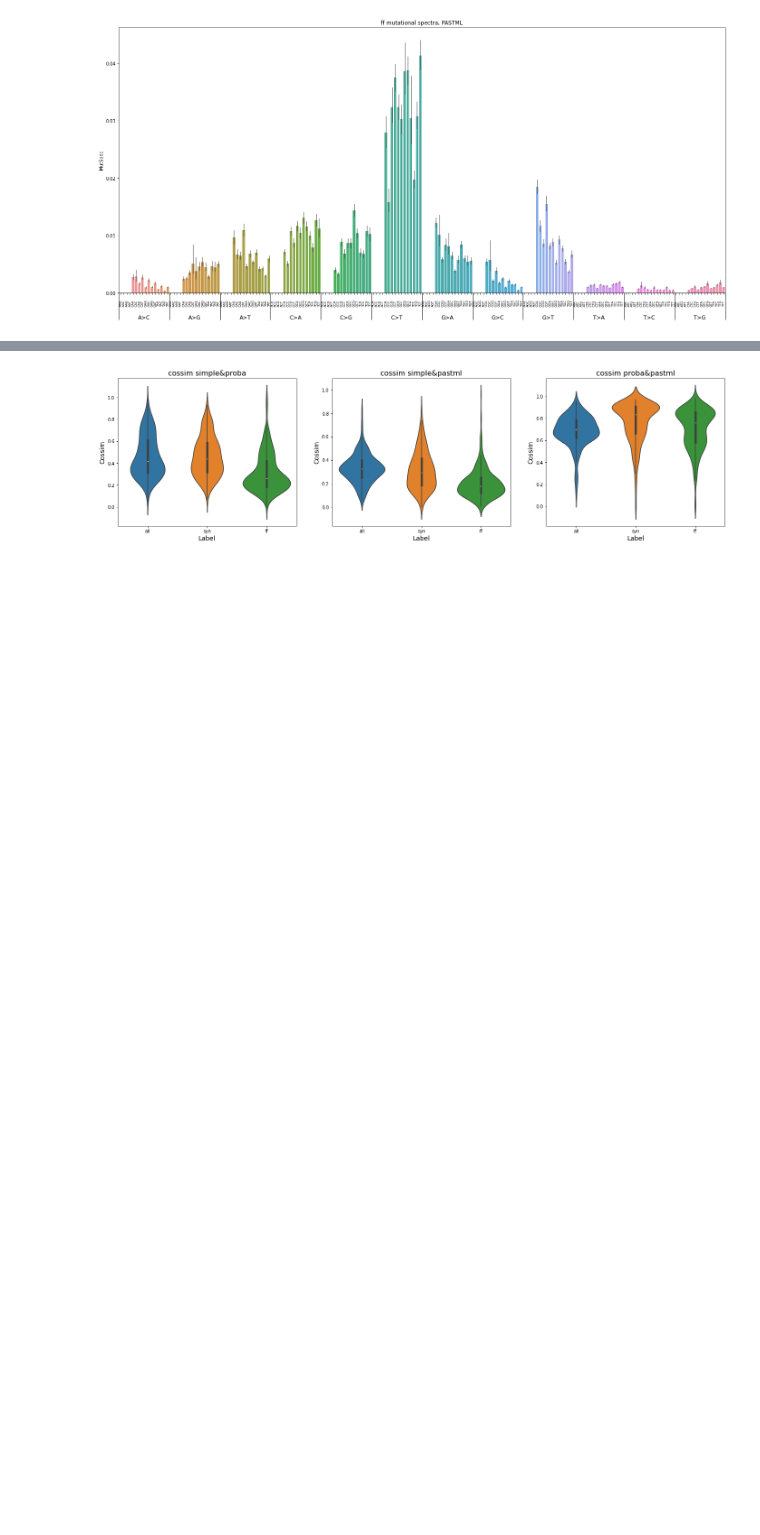
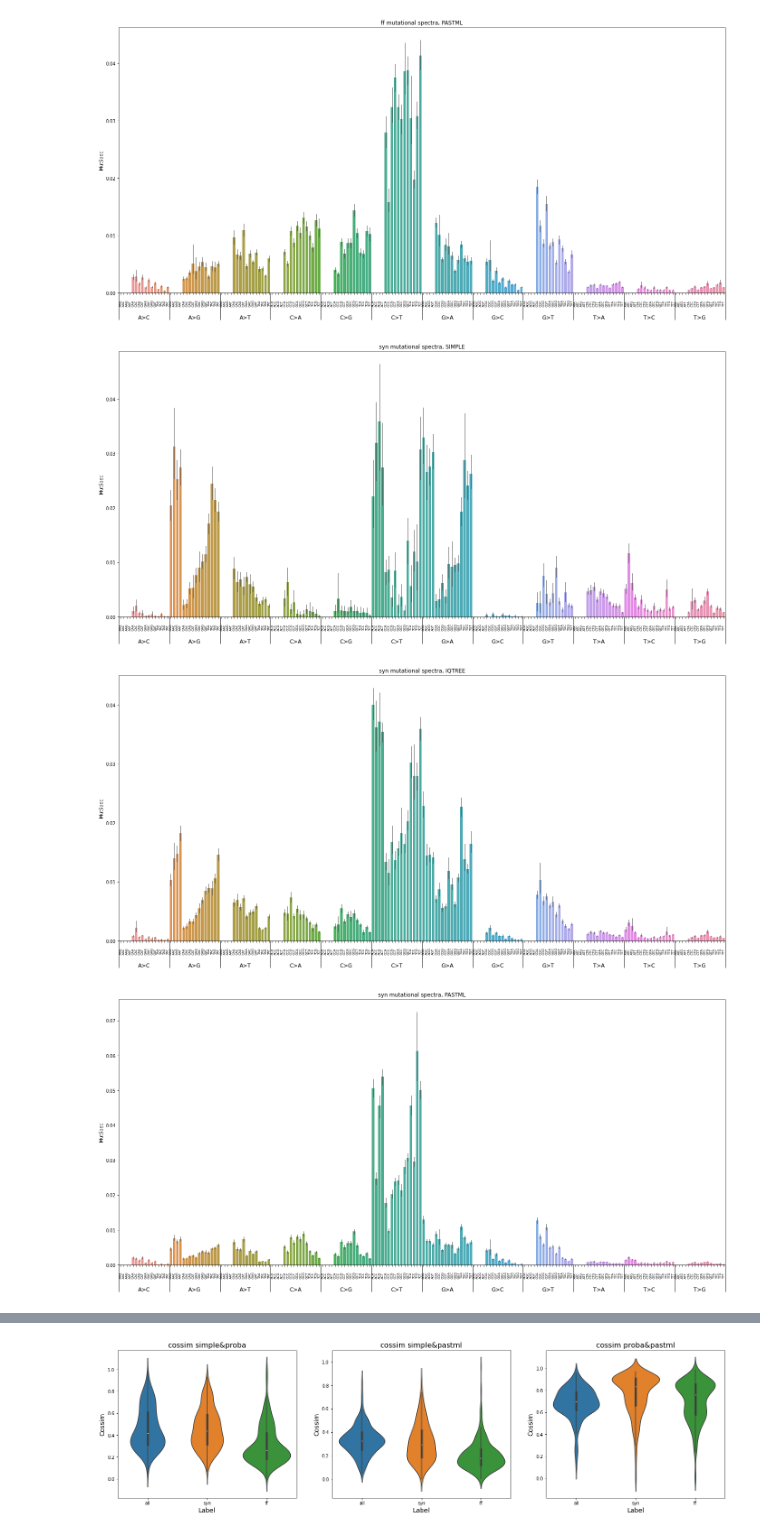
Before and after one commit to mitoclub/PyMutSpec, a Jupyter notebook: notebooks/pastml_report.ipynb, the cells around one changed output, grey strips where cells are left out. Saved outputs shown, nothing was run; the diff lists cells and outputs as text; code cells hidden in the pictures; blank space fills up the shorter version.

Commit message:
syn plots

```diff
--- a/notebooks/pastml_report.ipynb
+++ b/notebooks/pastml_report.ipynb
@@ -307,6 +307,15 @@ findfont: Generic family 'cursive' not found because none of the following famil
 [figure]
 [figure]
 [figure]
+# %%
+lbl = "syn"
+plot_mutspec192(mutspec_simple[mutspec_simple.Label == lbl], f"{lbl} mutational spectra, SIMPLE")
+plot_mutspec192(mutspec_proba[mutspec_proba.Label   == lbl], f"{lbl} mutational spectra, IQTREE")
+plot_mutspec192(mutspec_pastml[mutspec_pastml.Label == lbl], f"{lbl} mutational spectra, PASTML")
+# %% [output]
+[figure, added]
+[figure, added]
+[figure, added]
 # %%
 sims_data = []
 for lbl in mutspec_simple.Label.unique():
```
